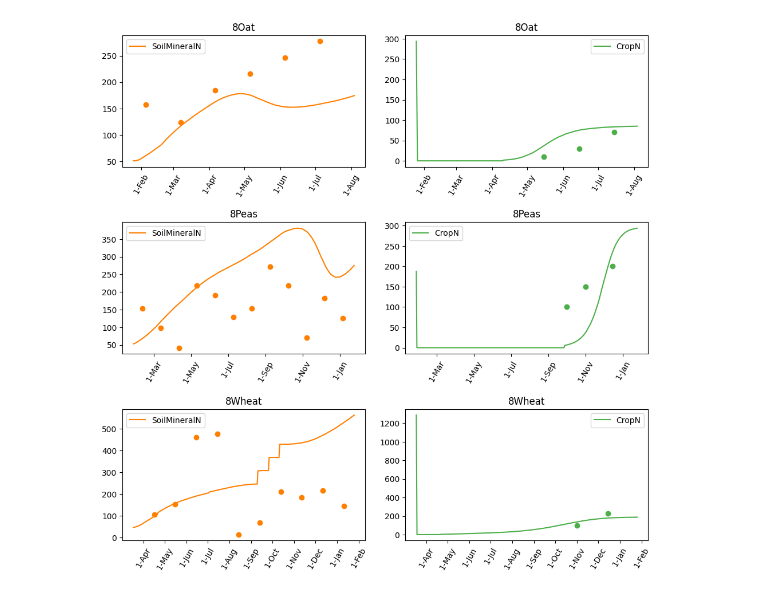
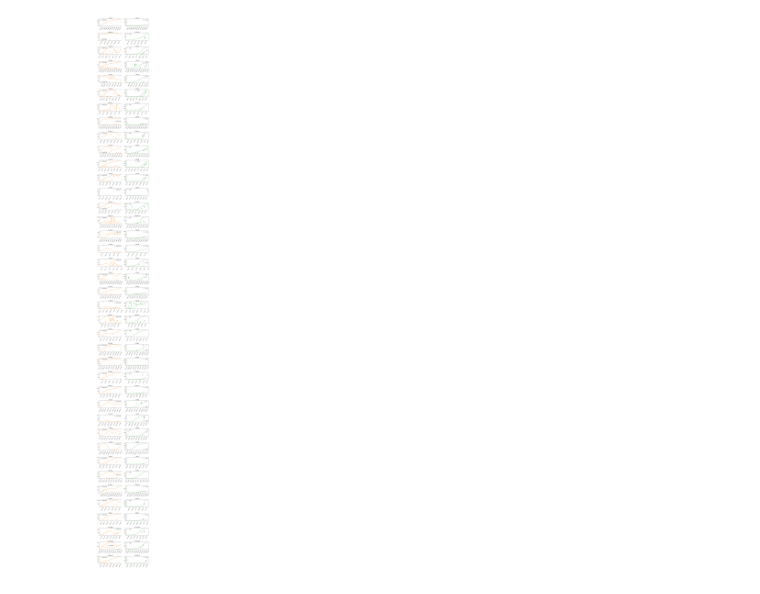
Before and after one commit to Plant-Food-Research-Open/FieldNBalance, a Jupyter notebook: TestGraphs/MakeGraphs/WS2.ipynb, the cells around one changed output. Drawn from its saved outputs; the diff is of its cells as text; code cells hidden in the pictures.

Commit message:
updates WS2 graphs

```diff
--- a/TestGraphs/MakeGraphs/WS2.ipynb
+++ b/TestGraphs/MakeGraphs/WS2.ipynb
@@ -27,23 +29,26 @@ observedCrop = pd.read_csv(inPath + "\\CropData.csv",index_col=0)
 observedCrop.sort_index(axis=0,inplace=True)
 observedCrop['Date'] = pd.to_datetime(observedCrop['Date'],dayfirst=True)
 # %%
-observedSoil = pd.read_csv(inPath + "\\SoilData.csv",index_col=0)
+observedSoil = pd.read_csv(osp.join(inPath, "SoilData.csv"),index_col=0)
 observedSoil.sort_index(axis=0,inplace=True)
 observedSoil['Date'] = pd.to_datetime(observedSoil['Date'],dayfirst=True)
-observedSoil['SoilMineralN'] = observedSoil.loc[:,['SoilN0_15', 'SoilN15_30', 'SoilN30_60', 'SoilN60_90']].sum(axis=1)
+observedSoil['SoilMineralN'] = observedSoil.loc[:,['SoilN0_15', 'SoilN15_30']].sum(axis=1)
 # %%
 testFiles = []
 tests = []
-for file in os.listdir(inPath+"\\Outputs"):
+for file in os.listdir(osp.join(inPath,"Outputs")):
     if file.endswith('.csv'):
         testFiles.append(file)
         tests.append(file.replace(".csv",""))
 # %%
 Alltests =[]
 for t in testFiles[:]:
-    testframe = pd.read_csv(inPath+"\\Outputs\\"+t,index_col=0,dayfirst=True,date_format='%d/%m/%Y %H:%M:%S %p')
+    testframe = pd.read_csv(osp.join(inPath, "Outputs", t),index_col=0,dayfirst=True,date_format='%d/%m/%Y %H:%M:%S %p')
     Alltests.append(testframe)
 
 AllData = pd.concat(Alltests,axis=1,keys=tests)
 AllData.sort_index(axis=0,inplace=True)
 AllData.index = pd.to_datetime(AllData.index)
+# %%
+TestsFrame = pd.DataFrame(index = [int(x[0]) for x in tests],data=tests,columns = ['crop'])
+TestsFrame.index.name = 'Site'
@@ -50,40 +115,43 @@ AllData.index = pd.to_datetime(AllData.index)
 # %%
 colors = ['orange','green']
-Graph = plt.figure(figsize=(10,10))
+Graph = plt.figure(figsize=(10,100))
 pos = 1
 row_num=len(tests)
 
-for t in tests:
-    site = ''
-    for c in t:
-        if c in ['0','1','2','3','4','5','6','7','8','9']: site += c
-    site = int(site)
+for s in range(1,10):
+    testsAtSite = TestsFrame.loc[s,'crop'].values
+    for t in testsAtSite: #['1Gra-A']:#tests:
+        site = t[0]
+        #for c in t:
+        #    if c in ['0','1','2','3','4','5','6','7','8','9']: site += c
+        site = int(site)
 
-    dates = AllData.loc[Configs.loc["PriorHarvestDate",t]:Configs.loc["CurrentHarvestDate",t],(t,'CropN')].index
-    c = 0
-    for v in ['SoilMineralN','CropN']:
-        ax = Graph.add_subplot(row_num,2,pos)
-        Data = AllData.loc[dates,(t,v)]
-        plt.plot(Data,color=CBcolors[colors[c]],label=v)
+        dates = AllData.loc[Configs.loc["PriorHarvestDate",t]:Configs.loc["CurrentHarvestDate",t],(t,'CropN')].index
+        c = 0
+        for v in ['SoilMineralN','CropN']:
+            ax = Graph.add_subplot(row_num,2,pos)
+            Data = AllData.loc[dates,(t,v)]
+            plt.plot(Data,color=CBcolors[colors[c]],label=v)
 
-        if v == 'CropN':
-            sData = observedCrop.loc[site,:]
-        if v == 'SoilMineralN':
-            sData = observedSoil.loc[site,:]
-        dFilter = [dates.min() <= sData['Date'].iloc[x] <= dates.max() for x in range(len(sData['Date']))]
-        plt.plot(sData.loc[dFilter,'Date'],sData.loc[dFilter,v],'o',color=CBcolors[colors[c]])
+            if v == 'CropN':
+                sData = observedCrop.loc[site,:]
+            if v == 'SoilMineralN':
+                sData = observedSoil.loc[site,:]
+            dFilter = [dates.min() <= sData['Date'].iloc[x] <= dates.max() for x in range(len(sData['Date']))]
+            plt.plot(sData.loc[dFilter,'Date'],sData.loc[dFilter,v],'o',color=CBcolors[colors[c]])
 
-        plt.title(t)
-        plt.xticks(rotation=60)
-        ax.xaxis.set_major_formatter(mdates.DateFormatter('%#d-%b'))
-        plt.legend()
-        Graph.tight_layout(pad=1.5)
-        pos+=1
-        c+=1
+            plt.title(t)
+            plt.xticks(rotation=60)
+            ax.xaxis.set_major_formatter(mdates.DateFormatter('%#d-%b-%y'))
+            #plt.ylim(0,800)
+            plt.legend()
+            Graph.tight_layout(pad=1.5)
+            pos+=1
+            c+=1
 
-plt.savefig(outPath+'\\TimeCourse.png')
+    plt.savefig(osp.join(outPath, "TimeCourse.png"))
 # %% [output]
-[figure, old version]
+[figure, new version]
 # %%
 # colors = ['orange','green']
 # Graph = plt.figure(figsize=(10,10))
```
Also changed, not shown: parts of 8 cells of this notebook, 1 other file.
